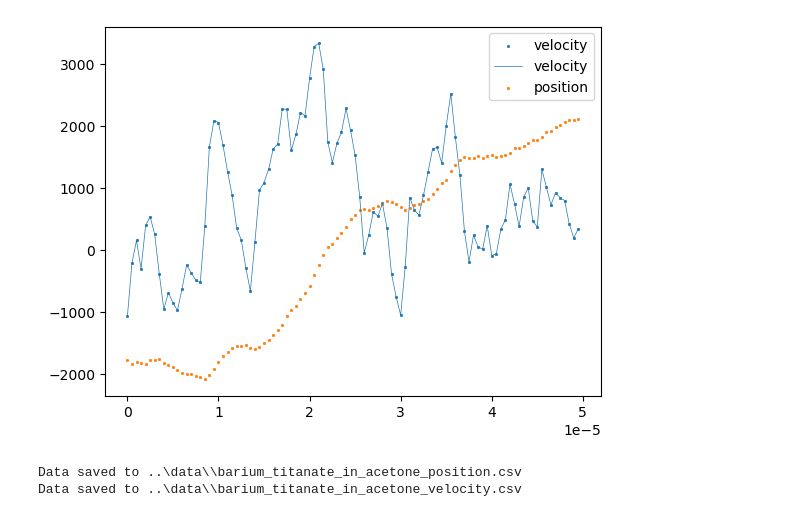
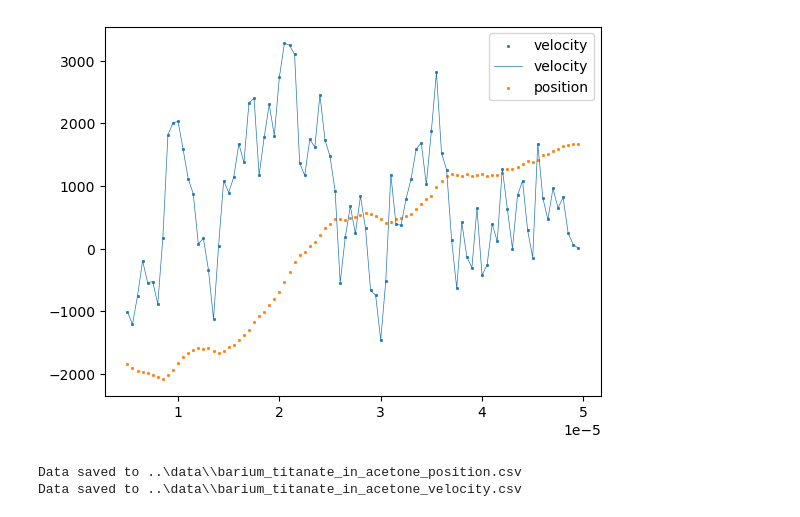
Before and after one commit to mcthumann/Brownian_Data_Analysis, a Jupyter notebook: polished_scripts/MSD_procedure.ipynb, the cells around one changed output. Cells and saved outputs as stored; diff of their text form; code cells hidden in the pictures.

```diff
--- a/polished_scripts/MSD_procedure.ipynb
+++ b/polished_scripts/MSD_procedure.ipynb
@@ -24,14 +24,14 @@ class Const:
 
 high_pass = 100
 bin_number = 100
-velocity_order = 2
+velocity_order = 8
 filename = r"C:\Users\mcthu\OneDrive\Desktop\Lab Data\New_Detector_data\use_data-selected"
 offset = 100910524
 num_files = 1
-traces_per_file = 3
+traces_per_file = 7
 sampling_rate = 200000000
 tikonov = False
-stop = 5e-4
+stop = 9e-4
 # %%
 def MSD_fitting_func(t,m, K, r, V):
     trap_const = K
@@ -238,7 +238,7 @@ def apply_transfer(freq, response):
 
     print(low_freq_fit2(freq)[low_freq_fit2(freq) <= 0])
 
-    ret = np.concatenate([[0], np.array(response[1:]) / low_freq_fit2(freq)[1:]])
+    ret = np.concatenate([[1], np.array(response[1:]) / np.sqrt(low_freq_fit2(freq)[1:])])
     return ret
 # %%
 print("step time is" + str(bin_number/sampling_rate))
@@ -314,39 +322,39 @@ def get_velocity_centered_full(position, dt):
     # Use centered difference for the middle points
     velocity[1:-1] = (position[2:] - position[:-2]) / (2 * dt)
 
     # Use backward difference at the last point
     velocity[-1] = (position[-1] - position[-2]) / dt
 
     return velocity
 
 velocity_traces = []
 for trace in binned_traces:
-    velocity = get_velocity_centered_full(trace, bin_number/sampling_rate)
-    # velocity = get_velocity_higher_order(trace, time, velocity_order)
+    # velocity = get_velocity_centered_full(trace, bin_number/sampling_rate)
+    velocity = get_velocity_higher_order(trace, time, velocity_order)
     velocity_traces.append(velocity)
 
-plt.scatter(time[:int(10000/bin_number)], velocity_traces[0][:int(10000/bin_number)], label = "velocity", linewidth=.5, s=3)
-plt.plot(time[:int(10000/bin_number)], velocity_traces[0][:int(10000/bin_number)], label = "velocity", linewidth=.5)
+plt.scatter(time[10:int(10000/bin_number)], velocity_traces[0][10:int(10000/bin_number)], label = "velocity", linewidth=.5, s=3)
+plt.plot(time[10:int(10000/bin_number)], velocity_traces[0][10:int(10000/bin_number)], label = "velocity", linewidth=.5)
 plt.legend()
 
-plt.scatter(time[:int(10000/bin_number)], binned_traces[0][:int(10000/bin_number)]*100000 - np.mean(binned_traces[0][:int(10000/bin_number)]*100000), label = "position", linewidth=.5, s=3)
+plt.scatter(time[10:int(10000/bin_number)], binned_traces[0][10:int(10000/bin_number)]*100000 - np.mean(binned_traces[0][10:int(10000/bin_number)]*100000), label = "position", linewidth=.5, s=3)
 plt.legend()
 plt.show()
 
 # We now want to save off three files
 # The voltage to meter converted position and velocity trace, and the non voltage to meter converted position traces
 
 filenames_and_data = {"barium_titanate_in_acetone_position": binned_traces,
                       "barium_titanate_in_acetone_velocity": velocity_traces}
 
 for filename in filenames_and_data:
     output_path = r"..\data\\"
     output_file = f"{filename}.csv"
     file_path = output_path + output_file
 
     save_results_to_csv(filenames_and_data[filename], file_path)
 # %% [output]
-[figure, old version]
+[figure, new version]
 Data saved to ..\data\\barium_titanate_in_acetone_position.csv
 Data saved to ..\data\\barium_titanate_in_acetone_velocity.csv
 # %%
```
Also changed, not shown: parts of 9 cells of this notebook, 2 other files.
